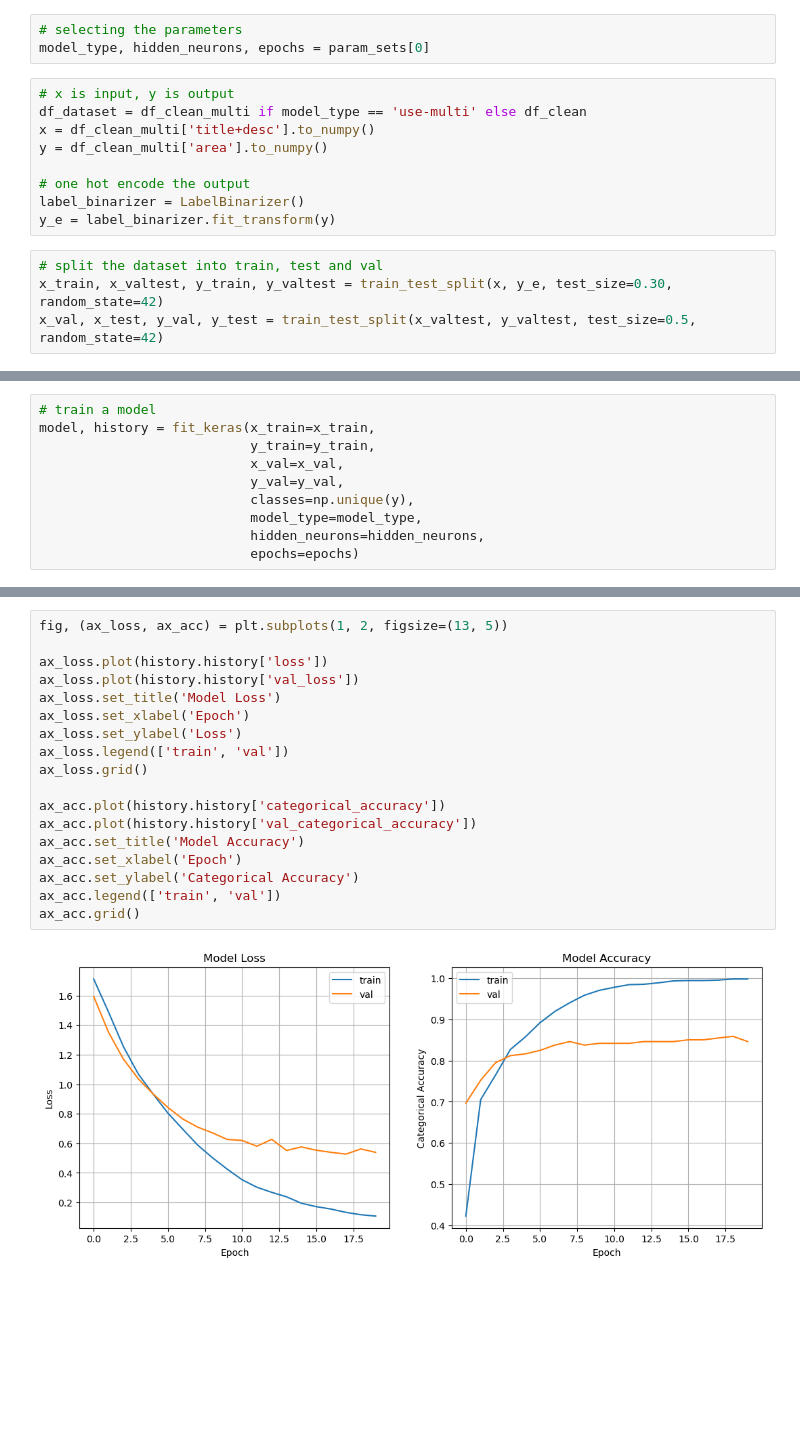
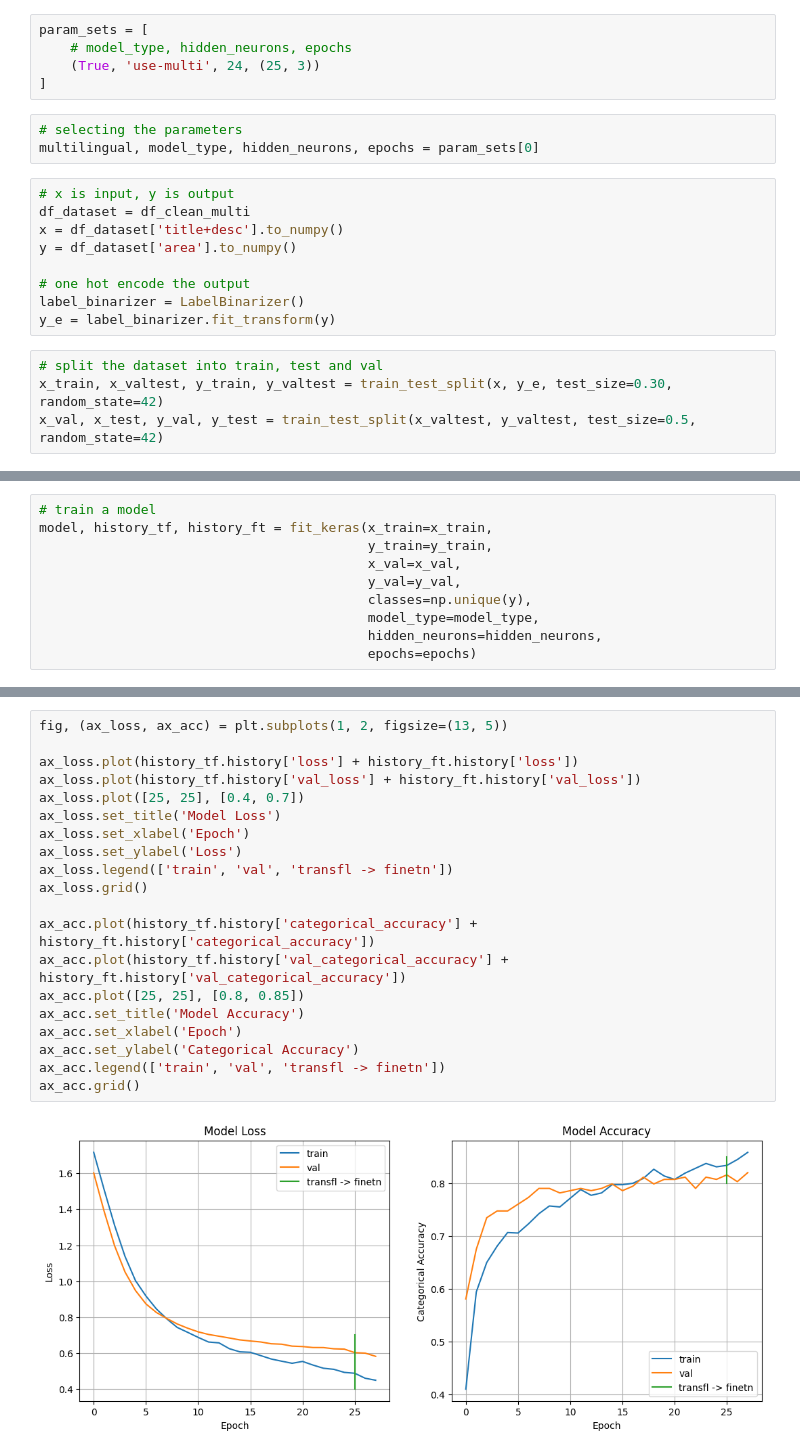
Before and after one commit to thvlio/project-hunter-public, a Jupyter notebook: train_model.ipynb, the cells around one changed output, grey strips where cells are left out. Drawn from its saved outputs; the diff is of its cells as text; blank space fills up the shorter version.

```diff
--- a/train_model.ipynb
+++ b/train_model.ipynb
@@ -228,11 +60,16 @@ param_sets = [
+# %%
+param_sets = [
+    # model_type, hidden_neurons, epochs
+    (True, 'use-multi', 24, (25, 3))
+]
 # %%
 # selecting the parameters
-model_type, hidden_neurons, epochs = param_sets[0]
+multilingual, model_type, hidden_neurons, epochs = param_sets[0]
 # %%
 # x is input, y is output
-df_dataset = df_clean_multi if model_type == 'use-multi' else df_clean
-x = df_clean_multi['title+desc'].to_numpy()
-y = df_clean_multi['area'].to_numpy()
+df_dataset = df_clean_multi
+x = df_dataset['title+desc'].to_numpy()
+y = df_dataset['area'].to_numpy()
 
 # one hot encode the output
 label_binarizer = LabelBinarizer()
@@ -297,11 +159,11 @@ def fit_keras(x_train,
 # %%
 # train a model
-model, history = fit_keras(x_train=x_train,
-                           y_train=y_train,
-                           x_val=x_val,
-                           y_val=y_val,
-                           classes=np.unique(y),
-                           model_type=model_type,
-                           hidden_neurons=hidden_neurons,
-                           epochs=epochs)
+model, history_tf, history_ft = fit_keras(x_train=x_train,
+                                          y_train=y_train,
+                                          x_val=x_val,
+                                          y_val=y_val,
+                                          classes=np.unique(y),
+                                          model_type=model_type,
+                                          hidden_neurons=hidden_neurons,
+                                          epochs=epochs)
 # %% [output]
@@ -347,20 +187,22 @@ Epoch 20/20
 # %%
 fig, (ax_loss, ax_acc) = plt.subplots(1, 2, figsize=(13, 5))
 
-ax_loss.plot(history.history['loss'])
-ax_loss.plot(history.history['val_loss'])
+ax_loss.plot(history_tf.history['loss'] + history_ft.history['loss'])
+ax_loss.plot(history_tf.history['val_loss'] + history_ft.history['val_loss'])
+ax_loss.plot([25, 25], [0.4, 0.7])
 ax_loss.set_title('Model Loss')
 ax_loss.set_xlabel('Epoch')
 ax_loss.set_ylabel('Loss')
-ax_loss.legend(['train', 'val'])
+ax_loss.legend(['train', 'val', 'transfl -> finetn'])
 ax_loss.grid()
 
-ax_acc.plot(history.history['categorical_accuracy'])
-ax_acc.plot(history.history['val_categorical_accuracy'])
+ax_acc.plot(history_tf.history['categorical_accuracy'] + history_ft.history['categorical_accuracy'])
+ax_acc.plot(history_tf.history['val_categorical_accuracy'] + history_ft.history['val_categorical_accuracy'])
+ax_acc.plot([25, 25], [0.8, 0.85])
 ax_acc.set_title('Model Accuracy')
 ax_acc.set_xlabel('Epoch')
 ax_acc.set_ylabel('Categorical Accuracy')
-ax_acc.legend(['train', 'val'])
+ax_acc.legend(['train', 'val', 'transfl -> finetn'])
 ax_acc.grid()
 # %% [output]
-[figure, old version]
+[figure, new version]
```
Also changed, not shown: parts of 27 cells of this notebook, 26 other files.
